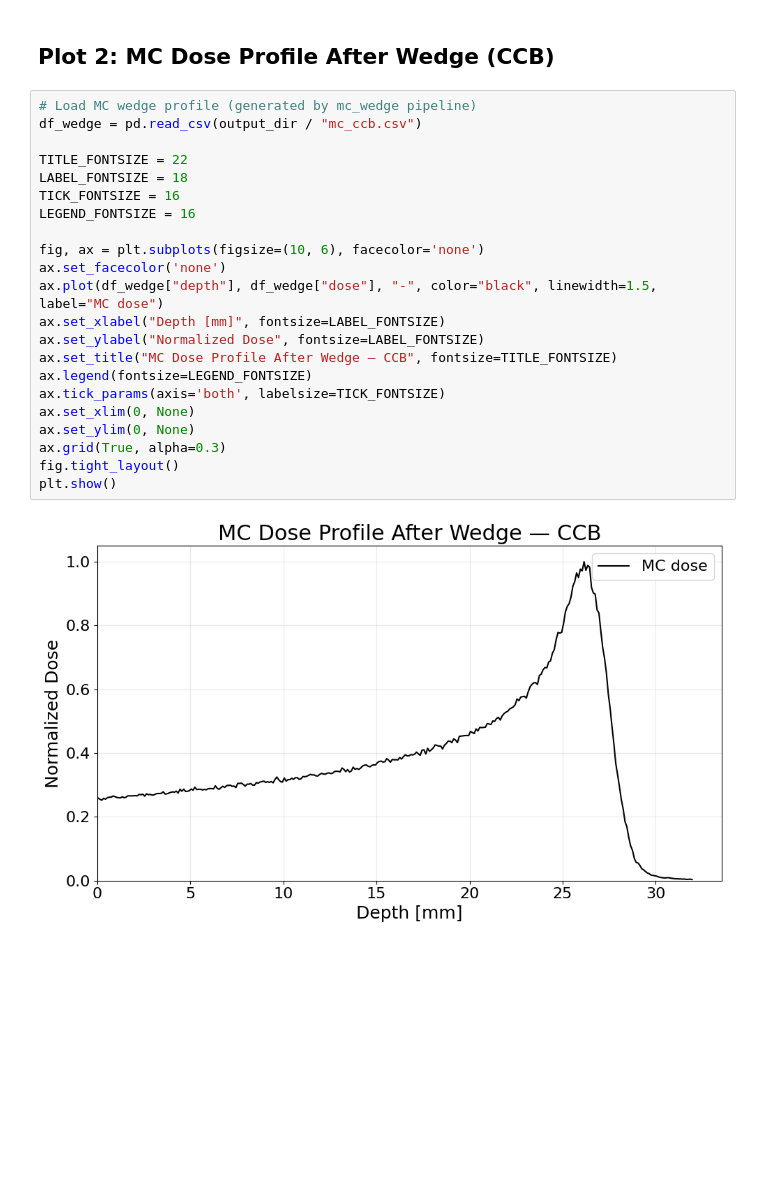
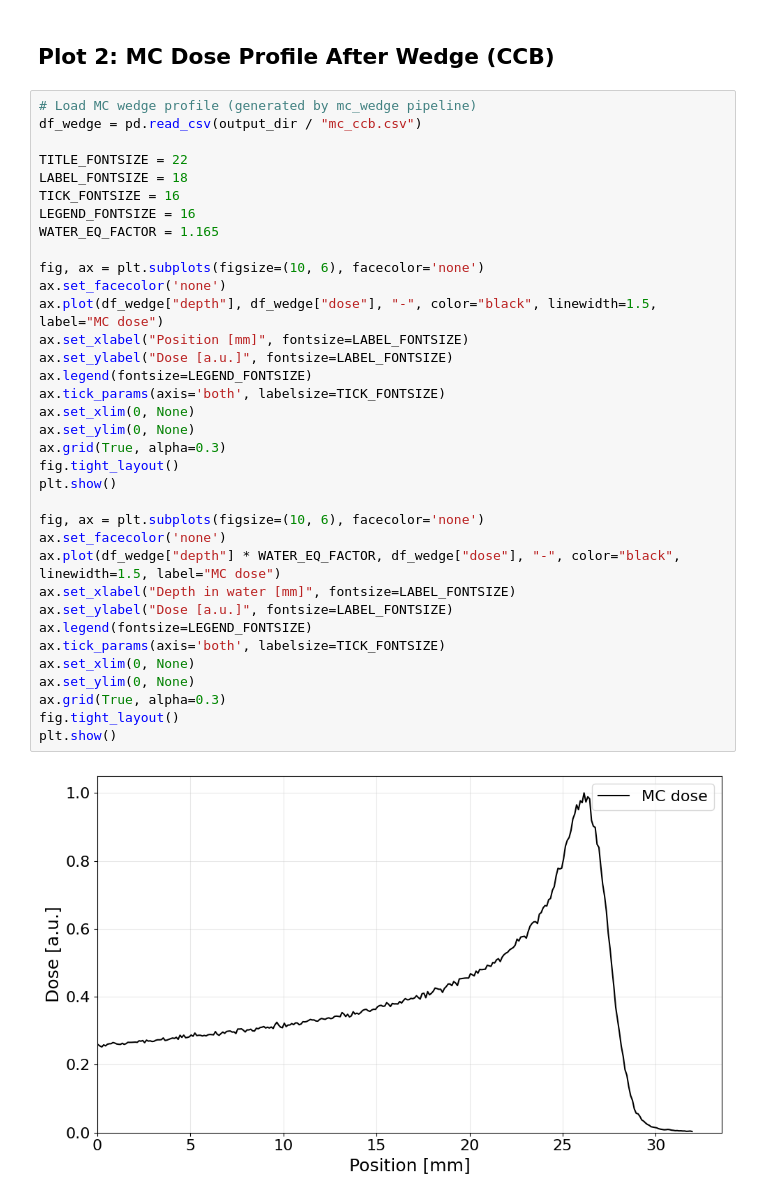
Before and after one commit to grzanka/osl_mb_foils, a Jupyter notebook: notebooks/pub_something_2026/ccb_depth_dose_and_wedge.ipynb, the cells around one changed output. Cells and saved outputs as stored; diff of their text form; blank space fills up the shorter version.

```diff
--- a/notebooks/pub_something_2026/ccb_depth_dose_and_wedge.ipynb
+++ b/notebooks/pub_something_2026/ccb_depth_dose_and_wedge.ipynb
@@ -43,24 +42,37 @@ plt.show()
 # %%
 # Load MC wedge profile (generated by mc_wedge pipeline)
 df_wedge = pd.read_csv(output_dir / "mc_ccb.csv")
 
 TITLE_FONTSIZE = 22
 LABEL_FONTSIZE = 18
 TICK_FONTSIZE = 16
 LEGEND_FONTSIZE = 16
+WATER_EQ_FACTOR = 1.165
 
 fig, ax = plt.subplots(figsize=(10, 6), facecolor='none')
 ax.set_facecolor('none')
 ax.plot(df_wedge["depth"], df_wedge["dose"], "-", color="black", linewidth=1.5, label="MC dose")
-ax.set_xlabel("Depth [mm]", fontsize=LABEL_FONTSIZE)
-ax.set_ylabel("Normalized Dose", fontsize=LABEL_FONTSIZE)
-ax.set_title("MC Dose Profile After Wedge — CCB", fontsize=TITLE_FONTSIZE)
+ax.set_xlabel("Position [mm]", fontsize=LABEL_FONTSIZE)
+ax.set_ylabel("Dose [a.u.]", fontsize=LABEL_FONTSIZE)
 ax.legend(fontsize=LEGEND_FONTSIZE)
 ax.tick_params(axis='both', labelsize=TICK_FONTSIZE)
 ax.set_xlim(0, None)
 ax.set_ylim(0, None)
 ax.grid(True, alpha=0.3)
 fig.tight_layout()
 plt.show()
+
+fig, ax = plt.subplots(figsize=(10, 6), facecolor='none')
+ax.set_facecolor('none')
+ax.plot(df_wedge["depth"] * WATER_EQ_FACTOR, df_wedge["dose"], "-", color="black", linewidth=1.5, label="MC dose")
+ax.set_xlabel("Depth in water [mm]", fontsize=LABEL_FONTSIZE)
+ax.set_ylabel("Dose [a.u.]", fontsize=LABEL_FONTSIZE)
+ax.legend(fontsize=LEGEND_FONTSIZE)
+ax.tick_params(axis='both', labelsize=TICK_FONTSIZE)
+ax.set_xlim(0, None)
+ax.set_ylim(0, None)
+ax.grid(True, alpha=0.3)
+fig.tight_layout()
+plt.show()
 # %% [output]
-[figure, old version]
+[figure, new version]
```
Also changed, not shown: parts of 2 cells of this notebook, 4 other files.
